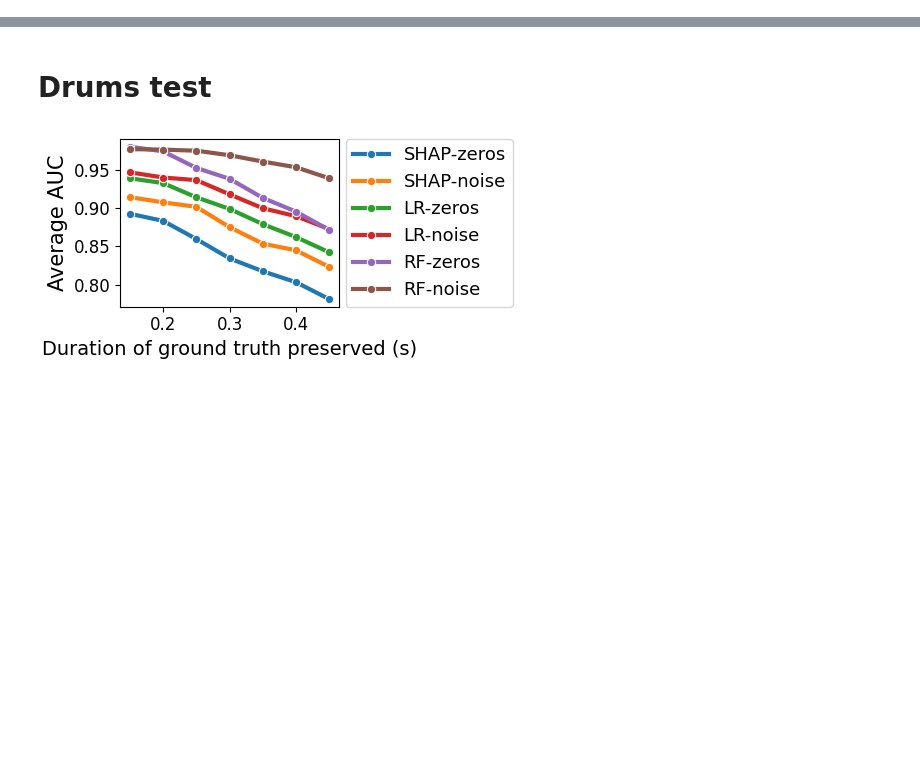
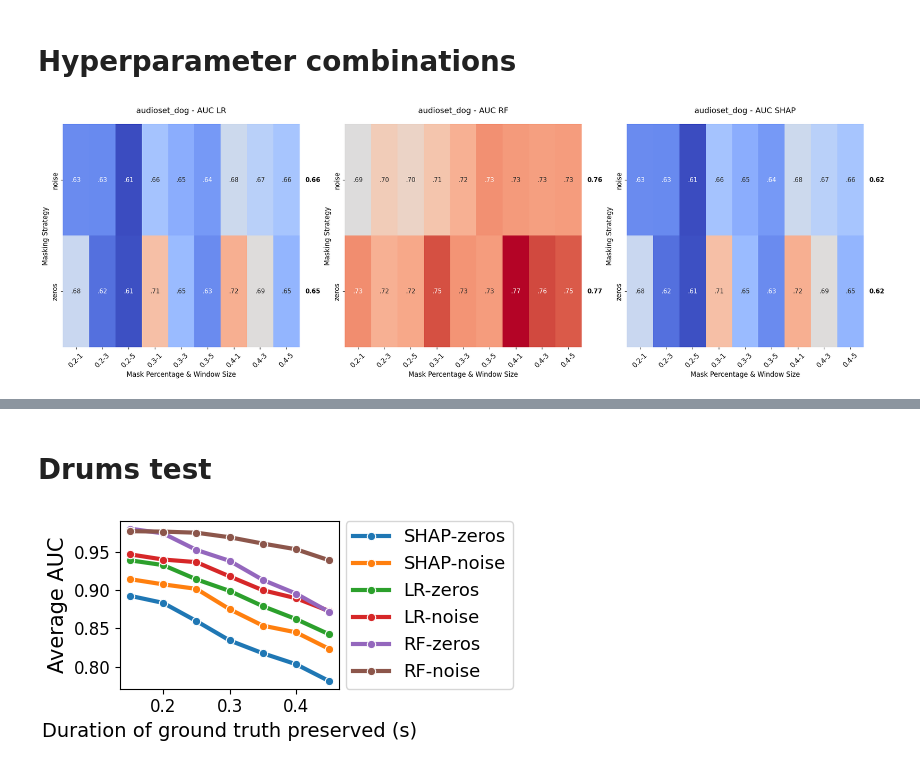
Before and after one commit to ceciliabolanos/explain_where, a Jupyter notebook: metrics_evaluation.ipynb, the cells around one changed output, grey strips where cells are left out. Saved outputs shown, nothing was run; the diff lists cells and outputs as text; code cells hidden in the pictures; blank space fills up the shorter version.

Commit message:
adding with plots

```diff
--- a/metrics_evaluation.ipynb
+++ b/metrics_evaluation.ipynb
@@ -496,0 +1,2 @@ mean_auc_df_combination.to_csv(f'/home/ec2-user/evaluations/{dataset}/faithfulne
+# %% [markdown]
+# Hyperparameter combinations
@@ -496,0 +80,61 @@ mean_auc_df_combination.to_csv(f'/home/ec2-user/evaluations/{dataset}/faithfulne
+# %%
+TITLE_SIZE = 14
+LABEL_SIZE = 12
+ANNOT_SIZE = 11
+TICK_SIZE = 12
+
+max_auc = mean_auc_df[value].max()
+min_auc = mean_auc_df[value].min()
+
+methods = mean_auc_df['method'].unique()
+n_methods = len(methods)
+n_cols = 3
+n_rows =1
+fig, axes = plt.subplots(n_rows, n_cols, figsize=(7*n_cols, 7*n_rows))
+axes = axes.flatten()  # Flatten axes array for easier iteration
+if n_methods < len(axes):
+    for idx in range(n_methods, len(axes)):
+        axes[idx].set_visible(False)
+
+for idx, method in enumerate(methods):
+    ax = axes[idx]
+
+    # Create pivot table for current method
+    pivot_table = mean_auc_df[mean_auc_df['method'] == method].pivot(
+        index='masking_strategy',
+        columns=['mask_percentage', 'window_size'],
+        values=value
+    )
+
+    annotations = mean_auc_df_combination[mean_auc_df_combination['method'] == method].set_index('name')[value]
+    row_labels = pivot_table.index
+    row_annotations = [annotations.get(label, '') for label in row_labels]  # Get roc_auc or empty string
+
+    sns.heatmap(
+        pivot_table,
+        annot=pivot_table.applymap(lambda x: f"{x:.2f}".lstrip('0')),
+        cmap="coolwarm",
+        fmt="",
+        ax=ax,
+        vmin=min_auc,
+        vmax=max_auc,
+        cbar=(idx == n_methods),
+        annot_kws={'size': ANNOT_SIZE}
+    )
+    ax.set_title(f'{dataset} - AUC {method}', fontsize=TITLE_SIZE, pad=20)
+    ax.set_xlabel('Mask Percentage & Window Size', fontsize=LABEL_SIZE)
+    ax.set_ylabel('Masking Strategy', fontsize=LABEL_SIZE)
+
+    # Set tick label sizes
+    ax.tick_params(axis='both', which='major', labelsize=TICK_SIZE)
+    ax.tick_params(axis='x', rotation=45)
+    # if idx == n_methods-1:
+    #     cbar = plt.colorbar(ax.collections[0], ax=ax, fraction=0.02, pad=0.04)
+    #     cbar.ax.tick_params(labelsize=4)
+    for i, valu in enumerate(row_annotations):
+        ax.text(pivot_table.shape[1] + 0.5, i + 0.5, f"{valu:.2f}" if valu else "",
+                ha='center', va='center', fontsize=ANNOT_SIZE, color='black', fontweight='bold')
+plt.tight_layout()
+plt.show()
+# %% [output]
+[figure, added]
```
Also changed, not shown: parts of 34 cells of this notebook, 49 other files.
